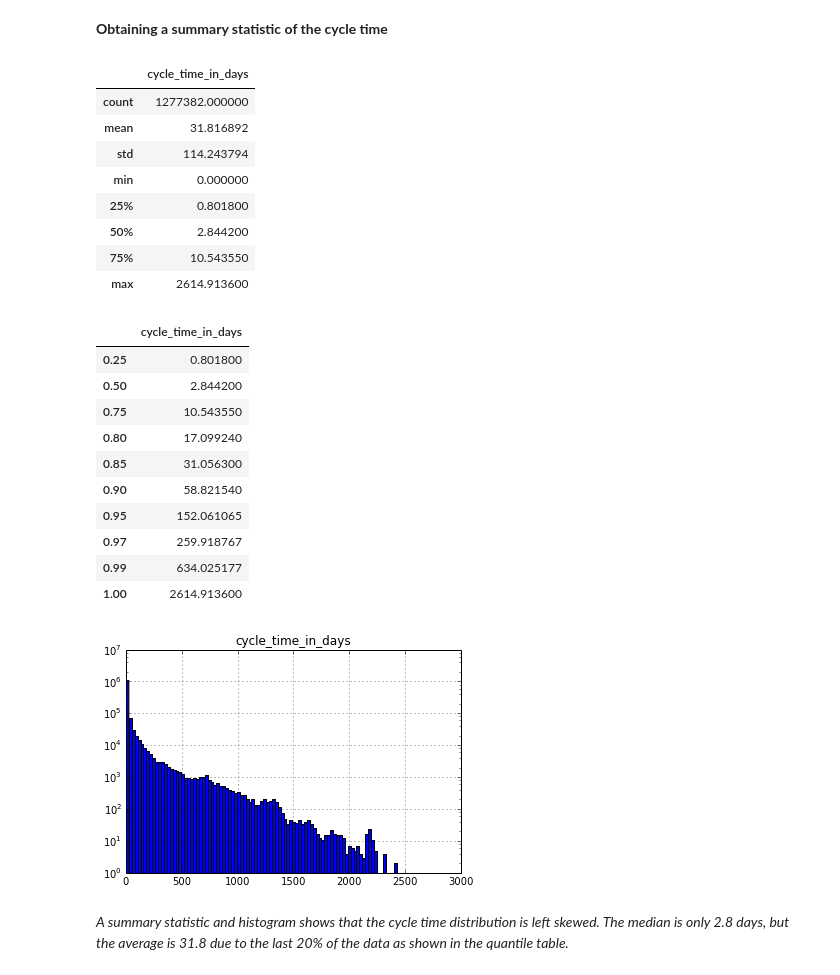
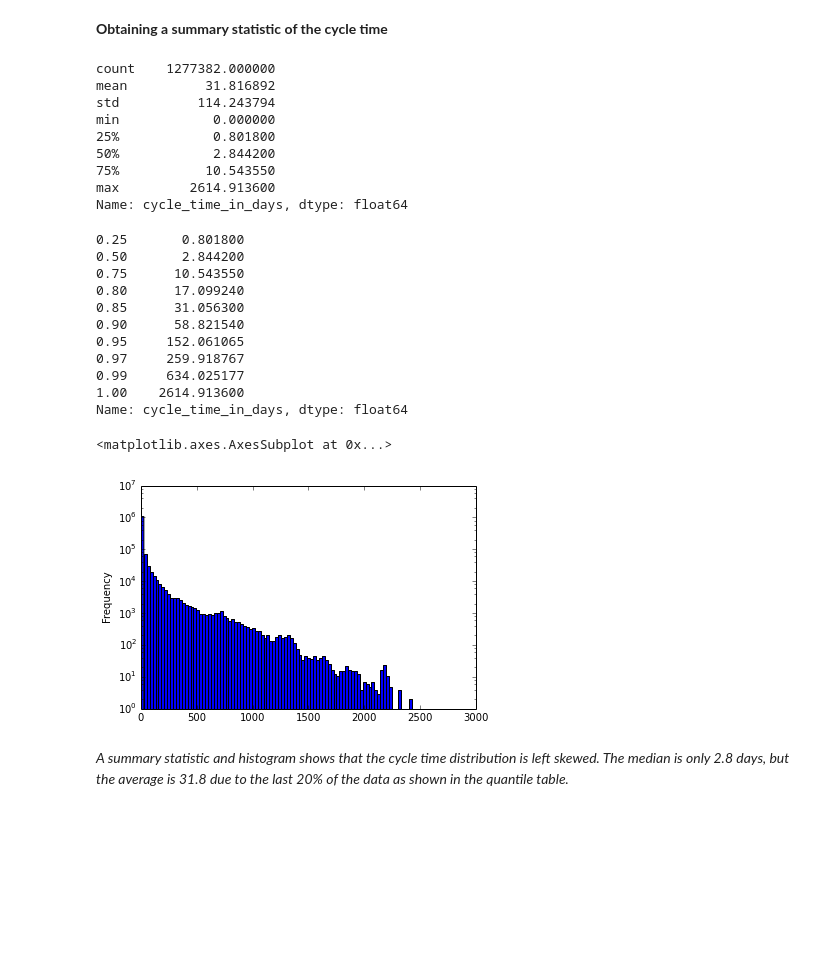
Before and after one commit to nriyer/star_schema, a Jupyter notebook: pelamoko_iyer.ipynb, the cells around one changed output. Cells and saved outputs as stored; diff of their text form; code cells hidden in the pictures; blank space fills up the shorter version.

```diff
--- a/pelamoko_iyer.ipynb
+++ b/pelamoko_iyer.ipynb
@@ -882,40 +918,38 @@ LIMIT 5
-# %%
-import pandas as pd
-import MySQLdb as myDB
-import matplotlib.pyplot as plt
-
-conn = myDB.connect(host='localhost', user='mysqluser',passwd = 'mysqlpass',db="sf311")
-cycle_time =pd.read_sql("""SELECT cycle_time/86400 As cycle_time_in_days
-                        FROM cycle_time_facts""",conn)
-cycle_time.describe()
-# %% [output]
-|  | cycle_time_in_days |
-| count | 1277382.000000 |
-| mean | 31.816892 |
-| std | 114.243794 |
-| min | 0.000000 |
-| 25% | 0.801800 |
-| 50% | 2.844200 |
-| 75% | 10.543550 |
-| max | 2614.913600 |
+# %%
+cycle_time =pd.read_sql("""SELECT cycle_time/86400 As cycle_time_in_days,opened_date,closed_date
+                        FROM cycle_time_facts JOIN day_dim USING(caseid)
+                        ORDER BY opened_date ASC """,conn)
+# %%
+cycle_time['cycle_time_in_days'].describe()
+# %% [output]
+count    1277382.000000
+mean          31.816892
+std          114.243794
+min            0.000000
+25%            0.801800
+50%            2.844200
+75%           10.543550
+max         2614.913600
+Name: cycle_time_in_days, dtype: float64
 # %%
-cycle_time.quantile([0.25,0.5,0.75,0.8,0.85,0.9,0.95,0.97,0.99,1])
+cycle_time['cycle_time_in_days'].quantile([0.25,0.5,0.75,0.8,0.85,0.9,0.95,0.97,0.99,1])
 # %% [output]
-|  | cycle_time_in_days |
-| 0.25 | 0.801800 |
-| 0.50 | 2.844200 |
-| 0.75 | 10.543550 |
-| 0.80 | 17.099240 |
-| 0.85 | 31.056300 |
-| 0.90 | 58.821540 |
-| 0.95 | 152.061065 |
-| 0.97 | 259.918767 |
-| 0.99 | 634.025177 |
-| 1.00 | 2614.913600 |
+0.25       0.801800
+0.50       2.844200
+0.75      10.543550
+0.80      17.099240
+0.85      31.056300
+0.90      58.821540
+0.95     152.061065
+0.97     259.918767
+0.99     634.025177
+1.00    2614.913600
+Name: cycle_time_in_days, dtype: float64
 # %%
-cycle_time_hist = cycle_time.hist(bins=100,log=True)
+cycle_time['cycle_time_in_days'].plot(kind='hist',bins=100,log=True)
 # %% [output]
+<matplotlib.axes.AxesSubplot at 0x...>
-[figure, old version]
+[figure, new version]
 # %% [markdown]
 *A summary statistic and histogram shows that the cycle time distribution is left skewed. The median is only 2.8 days, but the average is 31.8 due to the last 20% of the data as shown in the quantile table.*
 # %% [markdown]
```
Also changed, not shown: parts of 53 cells of this notebook.
